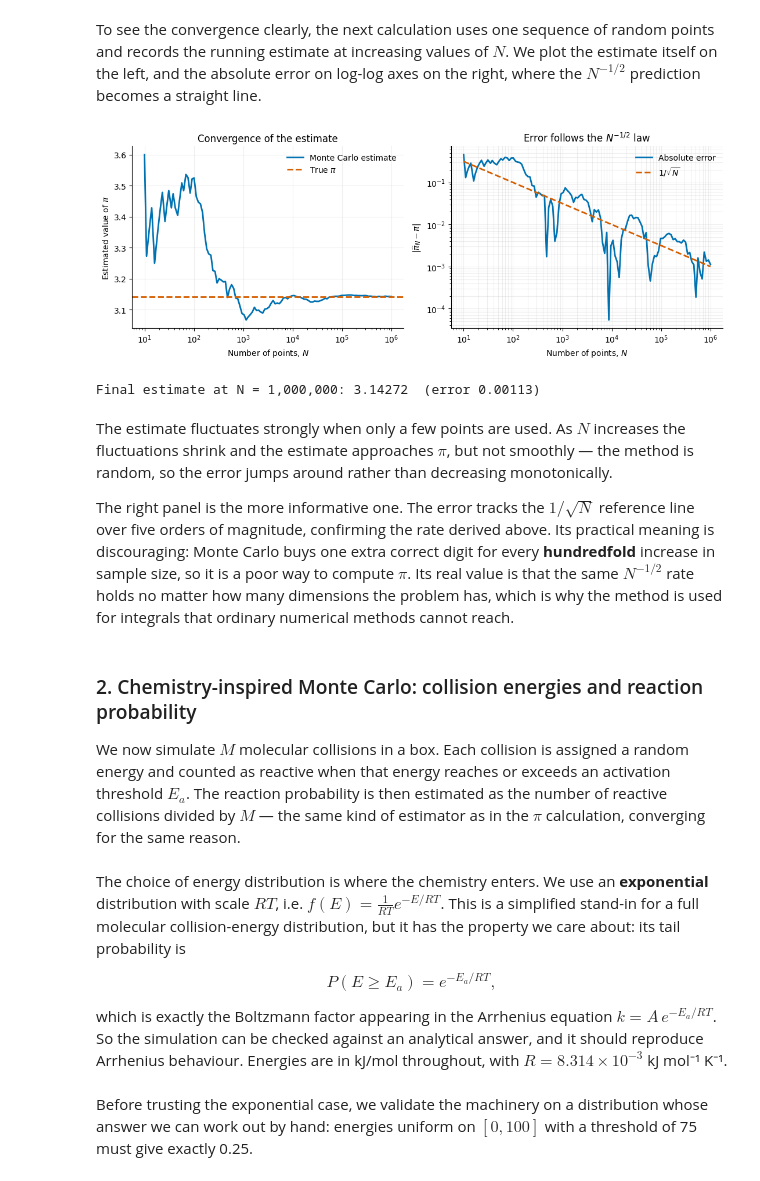
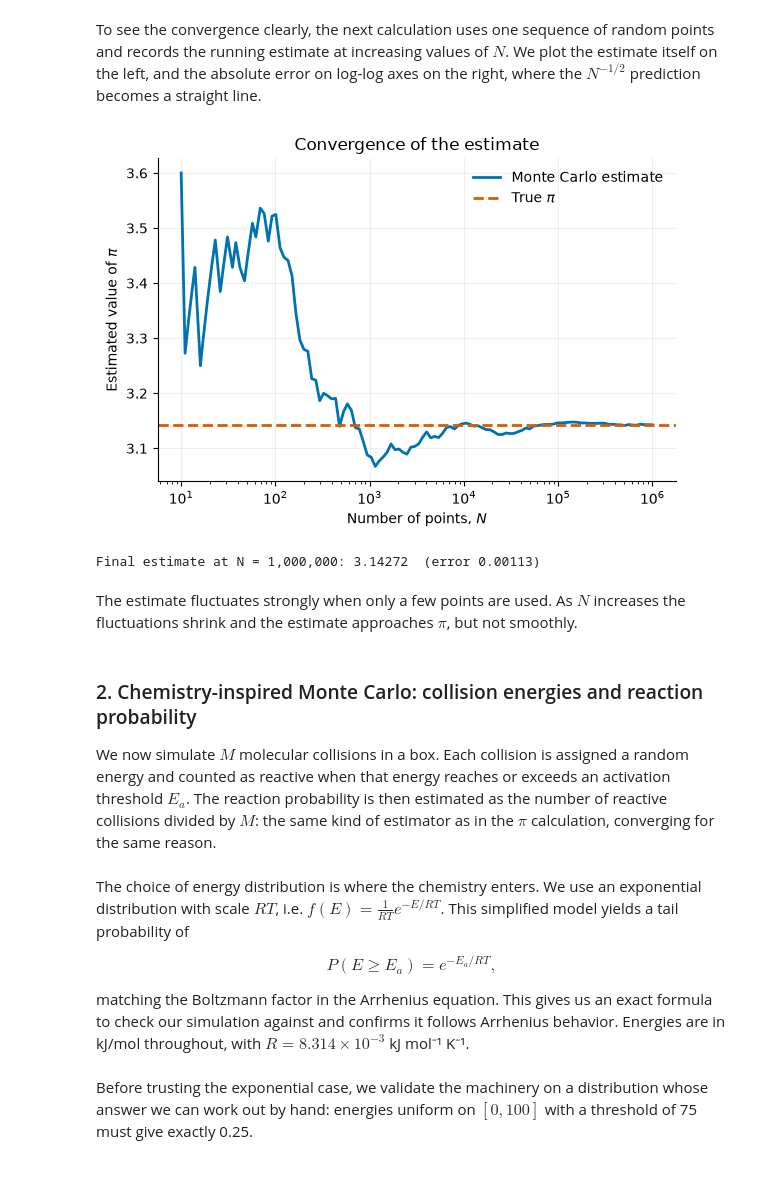
Before and after one commit to pamelaafaki/ch315-group-c, a Jupyter notebook: Group03_Block1_project.ipynb, the cells around one changed output. Saved outputs shown, nothing was run; the diff lists cells and outputs as text; code cells hidden in the pictures.

```diff
--- a/Group03_Block1_project.ipynb
+++ b/Group03_Block1_project.ipynb
@@ -633,75 +596,53 @@ becomes a straight line.
 # %%
 rng = np.random.default_rng(3)
 N_max = 1_000_000
 points = rng.uniform(-1, 1, size=(N_max, 2))
 inside = points[:, 0]**2 + points[:, 1]**2 <= 1
 running_estimates = 4 * np.cumsum(inside) / np.arange(1, N_max + 1)
 
 sample_sizes = np.unique(np.logspace(1, 6, 120, dtype=int))
 estimates = running_estimates[sample_sizes - 1]
 errors = np.abs(estimates - np.pi)
 
-figure, (left_axes, right_axes) = plt.subplots(1, 2, figsize=(11, 4.2))
 
-left_axes.plot(sample_sizes, estimates, color=BLUE, linewidth=2,
-               label="Monte Carlo estimate")
-left_axes.axhline(np.pi, color=VERMILLION, linestyle="--", linewidth=2,
-                  label=r"True $\pi$")
-left_axes.set_xscale("log")
-left_axes.set_xlabel("Number of points, $N$")
-left_axes.set_ylabel(r"Estimated value of $\pi$")
-left_axes.set_title("Convergence of the estimate")
-left_axes.grid(alpha=0.2)
-left_axes.legend(frameon=False)
+figure, ax = plt.subplots(figsize=(6, 4.2))
 
-right_axes.loglog(sample_sizes, errors, color=BLUE, linewidth=2, label="Absolute error")
-right_axes.loglog(sample_sizes, 1 / np.sqrt(sample_sizes), color=VERMILLION,
-                  linestyle="--", linewidth=2, label=r"$1/\sqrt{N}$")
-right_axes.set_xlabel("Number of points, $N$")
-right_axes.set_ylabel(r"$|\widehat\pi_N - \pi|$")
-right_axes.set_title("Error follows the $N^{-1/2}$ law")
-right_axes.grid(alpha=0.2, which="both")
-right_axes.legend(frameon=False)
-
-for axes in (left_axes, right_axes):
-    axes.spines[["top", "right"]].set_visible(False)
+ax.plot(sample_sizes, estimates, color=BLUE, linewidth=2,
+        label="Monte Carlo estimate")
+ax.axhline(np.pi, color=VERMILLION, linestyle="--", linewidth=2,
+           label=r"True $\pi$")
+ax.set_xscale("log")
+ax.set_xlabel("Number of points, $N$")
+ax.set_ylabel(r"Estimated value of $\pi$")
+ax.set_title("Convergence of the estimate")
+ax.grid(alpha=0.2)
+ax.legend(frameon=False)
+ax.spines[["top", "right"]].set_visible(False)
 
 plt.tight_layout()
 plt.show()
 
 print(f"Final estimate at N = {N_max:,}: {estimates[-1]:.5f}  (error {errors[-1]:.5f})")
 # %% [output]
-[figure, old version]
+[figure, new version]
 Final estimate at N = 1,000,000: 3.14272  (error 0.00113)
 # %% [markdown]
 The estimate fluctuates strongly when only a few points are used. As $N$ increases the
-fluctuations shrink and the estimate approaches $\pi$, but not smoothly — the method is random,
-so the error jumps around rather than decreasing monotonically.
-
-The right panel is the more informative one. The error tracks the $1/\sqrt{N}$ reference line
-over five orders of magnitude, confirming the rate derived above. Its practical meaning is
-discouraging: Monte Carlo buys one extra correct digit for every **hundredfold** increase in
-sample size, so it is a poor way to compute $\pi$. Its real value is that the same $N^{-1/2}$
-rate holds no matter how many dimensions the problem has, which is why the method is used for
-integrals that ordinary numerical methods cannot reach.
+fluctuations shrink and the estimate approaches $\pi$, but not smoothly.
 # %% [markdown]
 ### 2. Chemistry-inspired Monte Carlo: collision energies and reaction probability
 
 We now simulate $M$ molecular collisions in a box. Each collision is assigned a random energy
 and counted as reactive when that energy reaches or exceeds an activation threshold $E_a$. The
-reaction probability is then estimated as the number of reactive collisions divided by $M$ —
+reaction probability is then estimated as the number of reactive collisions divided by $M$:
 the same kind of estimator as in the $\pi$ calculation, converging for the same reason.
 # %% [markdown]
-The choice of energy distribution is where the chemistry enters. We use an **exponential**
-distribution with scale $RT$, i.e. $f(E) = \frac{1}{RT}e^{-E/RT}$. This is a simplified
-stand-in for a full molecular collision-energy distribution, but it has the property we care
-about: its tail probability is
+The choice of energy distribution is where the chemistry enters. We use an exponential
+distribution with scale $RT$, i.e. $f(E) = \frac{1}{RT}e^{-E/RT}$. This simplified model yields a tail probability of
 
 $$P(E \geq E_a) = e^{-E_a/RT},$$
 
-which is exactly the Boltzmann factor appearing in the Arrhenius equation
-$k = A\,e^{-E_a/RT}$. So the simulation can be checked against an analytical answer, and it
-should reproduce Arrhenius behaviour. Energies are in kJ/mol throughout, with
+matching the Boltzmann factor in the Arrhenius equation. This gives us an exact formula to check our simulation against and confirms it follows Arrhenius behavior. Energies are in kJ/mol throughout, with
 $R = 8.314\times10^{-3}$ kJ mol⁻¹ K⁻¹.
 # %% [markdown]
 Before trusting the exponential case, we validate the machinery on a distribution whose answer
```
Also changed, not shown: parts of 18 cells of this notebook.
